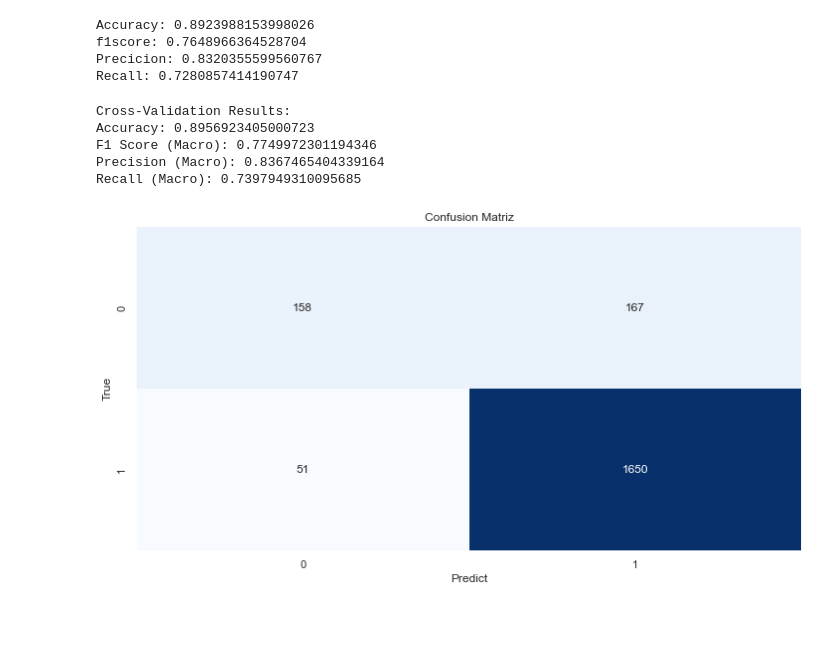
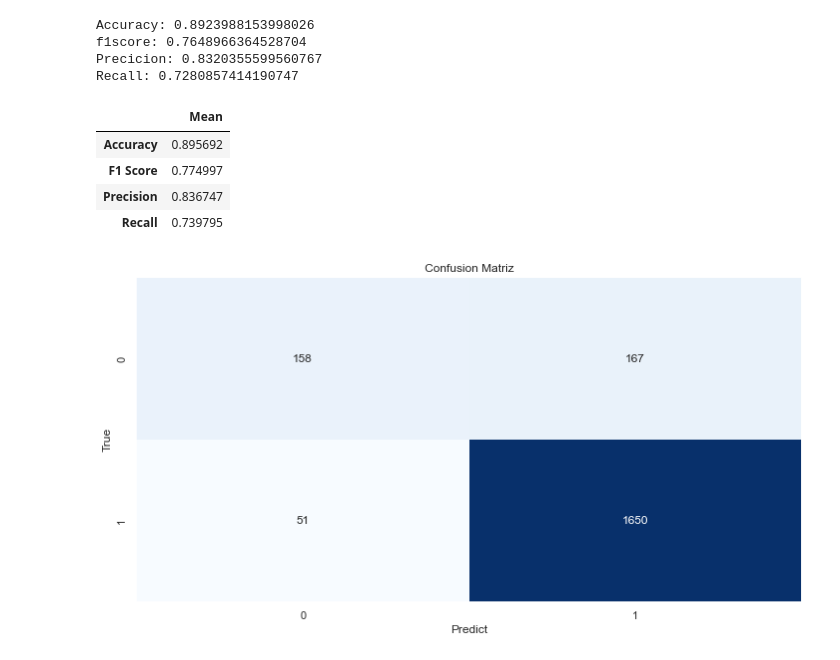
Before and after one commit to leonardoccarv/ChurnBankDetection, a Jupyter notebook: ChurnBankDetection.ipynb, the cells around one changed output. Drawn from its saved outputs; the diff is of its cells as text; code cells hidden in the pictures; blank space fills up the shorter version.

```diff
--- a/ChurnBankDetection.ipynb
+++ b/ChurnBankDetection.ipynb
@@ -692,28 +760,13 @@ f1score: 0.7648966364528704
 Precicion: 0.8320355599560767
 Recall: 0.7280857414190747
 # %%
-# scoring metrics
-scoring_metrics = {
-    'accuracy': make_scorer(accuracy_score),
-    'f1_macro': make_scorer(f1_score, average='macro'),
-    'precision_macro': make_scorer(precision_score, average='macro'),
-    'recall_macro': make_scorer(recall_score, average='macro')
-}
-
-# cross validation
-cv_results = cross_validate(lr, X_train, y_train, cv=5, scoring=scoring_metrics)
-
-print(f"Cross-Validation Results:")
-print(f"Accuracy: {cv_results['test_accuracy'].mean()}")
-print(f"F1 Score (Macro): {cv_results['test_f1_macro'].mean()}")
-print(f"Precision (Macro): {cv_results['test_precision_macro'].mean()}")
-print(f"Recall (Macro): {cv_results['test_recall_macro'].mean()}")
+evaluate_model(lr, X_train, y_train)
 # %% [output]
-Cross-Validation Results:
-Accuracy: 0.8956923405000723
-F1 Score (Macro): 0.7749972301194346
-Precision (Macro): 0.8367465404339164
-Recall (Macro): 0.7397949310095685
+|  | Mean |
+| Accuracy | 0.895692 |
+| F1 Score | 0.774997 |
+| Precision | 0.836747 |
+| Recall | 0.739795 |
 # %%
 # Making the Confusion Matrix
 cm = confusion_matrix(y_test, y_pred_lr)
```
Also changed, not shown: parts of 22 cells of this notebook.
